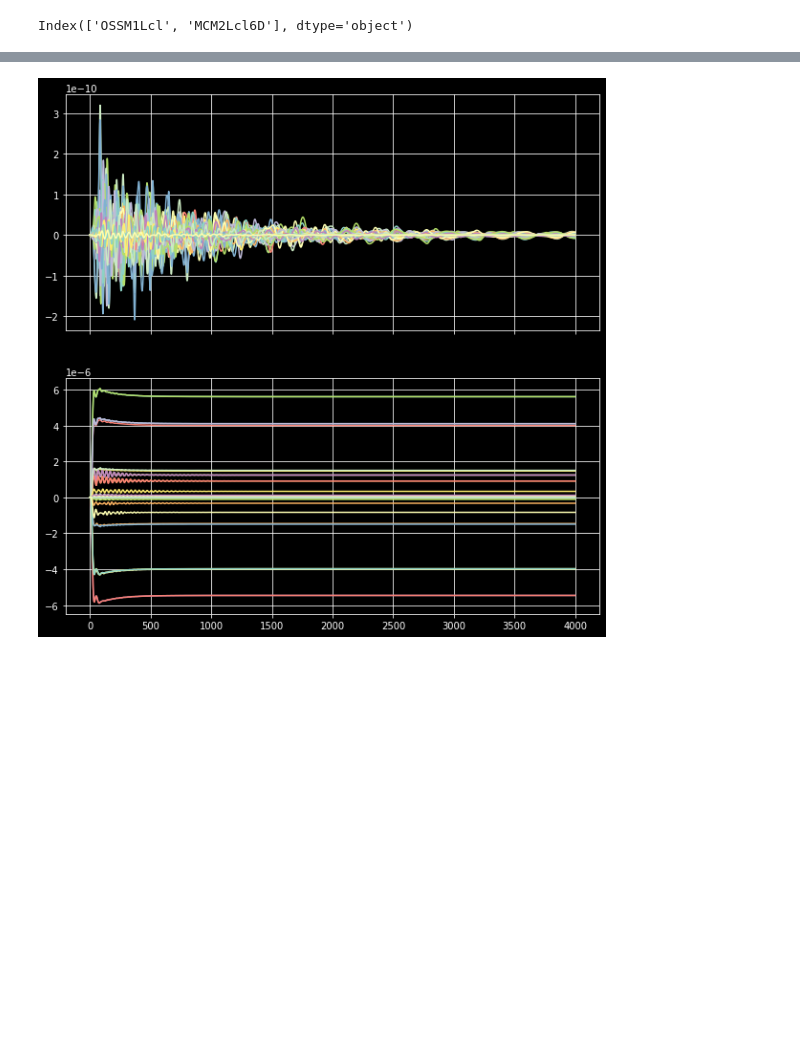
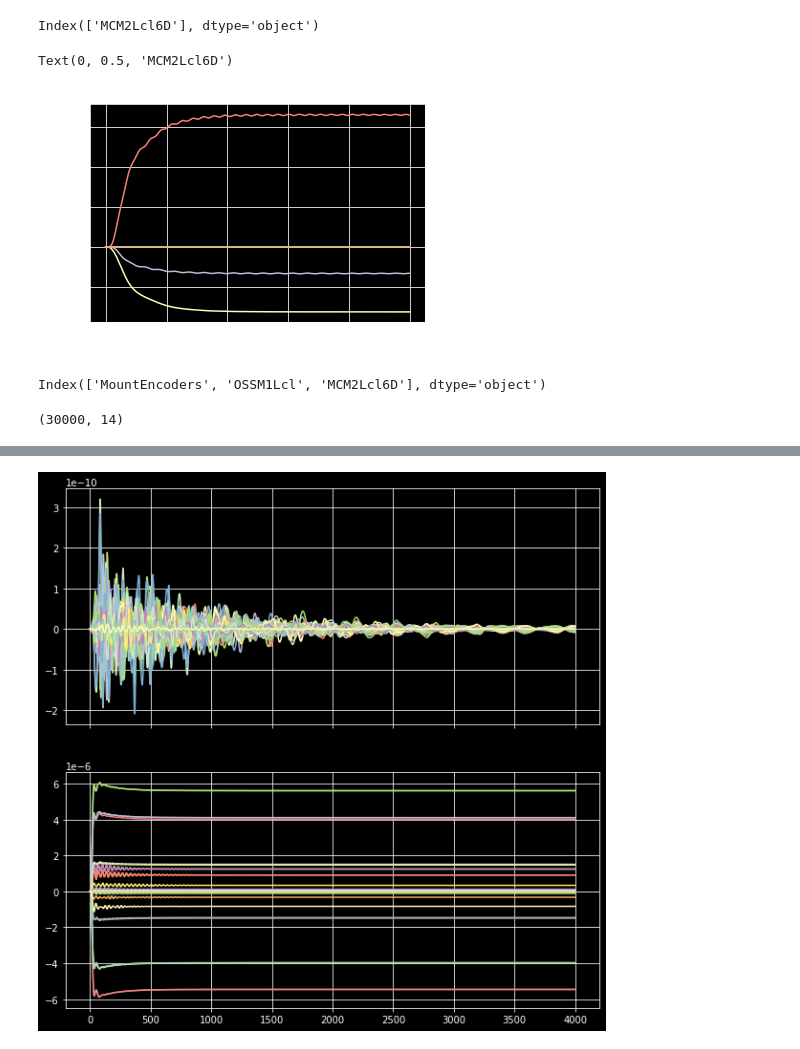
Before and after one commit to rodrigo-romano/dos-actors, a Jupyter notebook: data-analysis.ipynb, the cells around one changed output, grey strips where cells are left out. Cells and saved outputs as stored; diff of their text form; code cells hidden in the pictures; blank space fills up the shorter version.

```diff
--- a/data-analysis.ipynb
+++ b/data-analysis.ipynb
@@ -5,5 +6,25 @@ import matplotlib.pyplot as plt
 # %%
-data = pd.read_parquet("setpoint-mount-m1-m2-tt-lom.parquet")
+data = pd.read_parquet("m2_logs.parquet")
 data.columns
 # %% [output]
-Index(['OSSM1Lcl', 'MCM2Lcl6D'], dtype='object')
+Index(['MCM2Lcl6D'], dtype='object')
+# %%
+t = np.arange(len(data))/8e3
+fig, ax = plt.subplots()
+ax.plot(t, np.vstack(data["MCM2Lcl6D"])[:,:6])
+ax.grid()
+ax.set_xlabel("Time[s]")
+ax.set_ylabel("MCM2Lcl6D")
+#ax.set_xlim([0,1e-1])
+# %% [output]
+Text(0, 0.5, 'MCM2Lcl6D')
+[figure, added]
+# %%
+data = pd.read_parquet("setpoint_mount.parquet")
+data.columns
+# %% [output]
+Index(['MountEncoders', 'OSSM1Lcl', 'MCM2Lcl6D'], dtype='object')
+# %%
+np.vstack(data["MountEncoders"]).shape
+# %% [output]
+(30000, 14)
```
Also changed, not shown: parts of 5 cells of this notebook, 2 other files.
